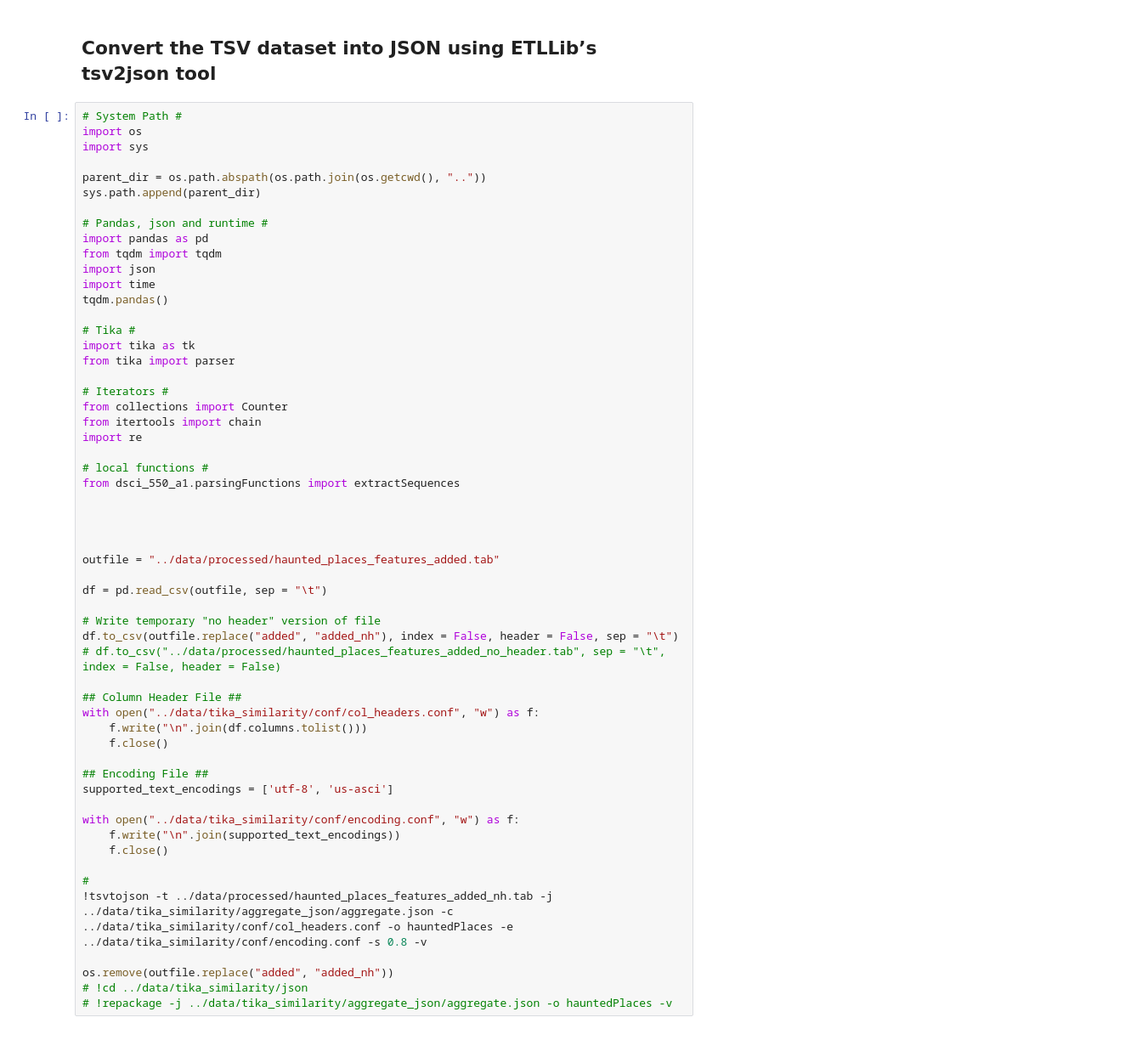
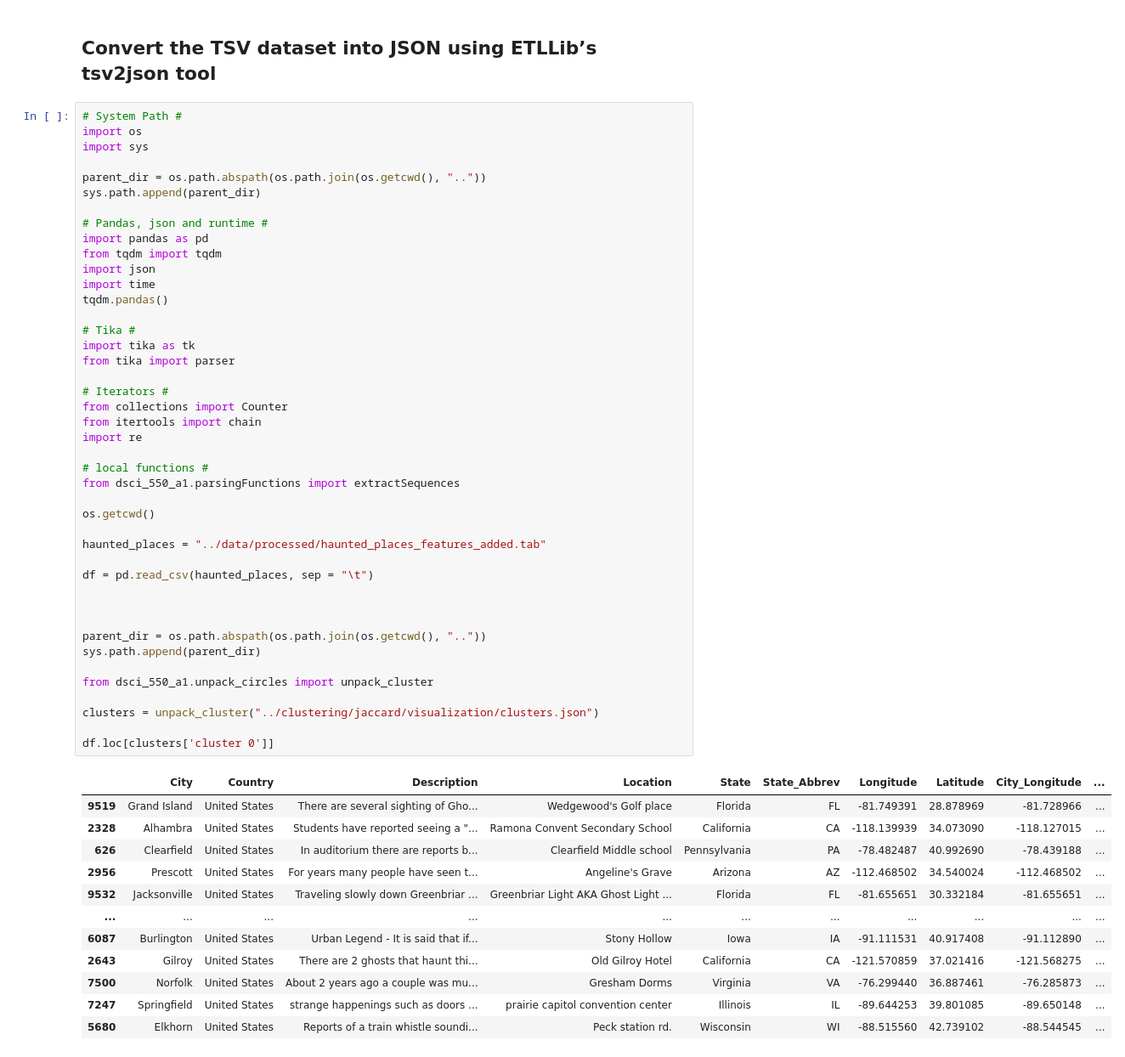
Before and after one commit to dgottschalk03/dsci_550_a1, a Jupyter notebook: notebooks/4.01-dg-Haunted_Places_Features_Added-Jaccard_Distance.ipynb, the cells around one changed output. Shown at 85% size. Drawn from its saved outputs; the diff is of its cells as text.

```diff
--- a/notebooks/4.01-dg-Haunted_Places_Features_Added-Jaccard_Distance.ipynb
+++ b/notebooks/4.01-dg-Haunted_Places_Features_Added-Jaccard_Distance.ipynb
@@ -32,53 +32,52 @@ import sys
 
 parent_dir = os.path.abspath(os.path.join(os.getcwd(), ".."))
 sys.path.append(parent_dir)
 
 # Pandas, json and runtime #
 import pandas as pd
 from tqdm import tqdm
 import json
 import time
 tqdm.pandas()
 
 # Tika #
 import tika as tk
 from tika import parser
 
 # Iterators #
 from collections import Counter
 from itertools import chain
 import re
 
 # local functions #
 from dsci_550_a1.parsingFunctions import extractSequences
 
+os.getcwd()
+
+haunted_places = "../data/processed/haunted_places_features_added.tab"
+
+df = pd.read_csv(haunted_places, sep = "\t")
 
 
 
-outfile = "../data/processed/haunted_places_features_added.tab"
+parent_dir = os.path.abspath(os.path.join(os.getcwd(), ".."))
+sys.path.append(parent_dir)
 
-df = pd.read_csv(outfile, sep = "\t")
+from dsci_550_a1.unpack_circles import unpack_cluster
 
-# Write temporary "no header" version of file
-df.to_csv(outfile.replace("added", "added_nh"), index = False, header = False, sep = "\t")
-# df.to_csv("../data/processed/haunted_places_features_added_no_header.tab", sep = "\t", index = False, header = False)
+clusters = unpack_cluster("../clustering/jaccard/visualization/clusters.json")
 
-## Column Header File ##
-with open("../data/tika_similarity/conf/col_headers.conf", "w") as f:
-    f.write("\n".join(df.columns.tolist()))
-    f.close()
-
-## Encoding File ##
-supported_text_encodings = ['utf-8', 'us-asci']
-
-with open("../data/tika_similarity/conf/encoding.conf", "w") as f:
-    f.write("\n".join(supported_text_encodings))
-    f.close()
-
-#
-!tsvtojson -t ../data/processed/haunted_places_features_added_nh.tab -j ../data/tika_similarity/aggregate_json/aggregate.json -c ../data/tika_similarity/conf/col_headers.conf -o hauntedPlaces -e ../data/tika_similarity/conf/encoding.conf -s 0.8 -v
-
-os.remove(outfile.replace("added", "added_nh"))
-# !cd ../data/tika_similarity/json
-# !repackage -j ../data/tika_similarity/aggregate_json/aggregate.json -o hauntedPlaces -v
+df.loc[clusters['cluster 0']]
 # %% [output]
+|  | City | Country | Description | Location | State | State_Abbrev | Longitude | Latitude | City_Longitude | ... |
+| 9519 | Grand Island | United States | There are several sighting of Gho... | Wedgewood's Golf place | Florida | FL | -81.749391 | 28.878969 | -81.728966 | ... |
+| 2328 | Alhambra | United States | Students have reported seeing a "... | Ramona Convent Secondary School | California | CA | -118.139939 | 34.073090 | -118.127015 | ... |
+| 626 | Clearfield | United States | In auditorium there are reports b... | Clearfield Middle school | Pennsylvania | PA | -78.482487 | 40.992690 | -78.439188 | ... |
+| 2956 | Prescott | United States | For years many people have seen t... | Angeline's Grave | Arizona | AZ | -112.468502 | 34.540024 | -112.468502 | ... |
+| 9532 | Jacksonville | United States | Traveling slowly down Greenbriar ... | Greenbriar Light AKA Ghost Light ... | Florida | FL | -81.655651 | 30.332184 | -81.655651 | ... |
+| ... | ... | ... | ... | ... | ... | ... | ... | ... | ... | ... |
+| 6087 | Burlington | United States | Urban Legend - It is said that if... | Stony Hollow | Iowa | IA | -91.111531 | 40.917408 | -91.112890 | ... |
+| 2643 | Gilroy | United States | There are 2 ghosts that haunt thi... | Old Gilroy Hotel | California | CA | -121.570859 | 37.021416 | -121.568275 | ... |
+| 7500 | Norfolk | United States | About 2 years ago a couple was mu... | Gresham Dorms | Virginia | VA | -76.299440 | 36.887461 | -76.285873 | ... |
+| 7247 | Springfield | United States | strange happenings such as doors ... | prairie capitol convention center | Illinois | IL | -89.644253 | 39.801085 | -89.650148 | ... |
+| 5680 | Elkhorn | United States | Reports of a train whistle soundi... | Peck station rd. | Wisconsin | WI | -88.515560 | 42.739102 | -88.544545 | ... |
```
Also changed, not shown: parts of 17 cells of this notebook, 6 other files.
